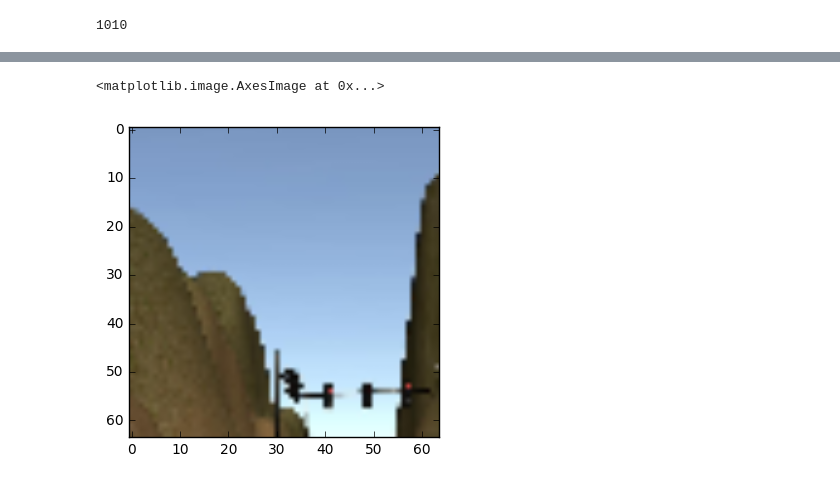
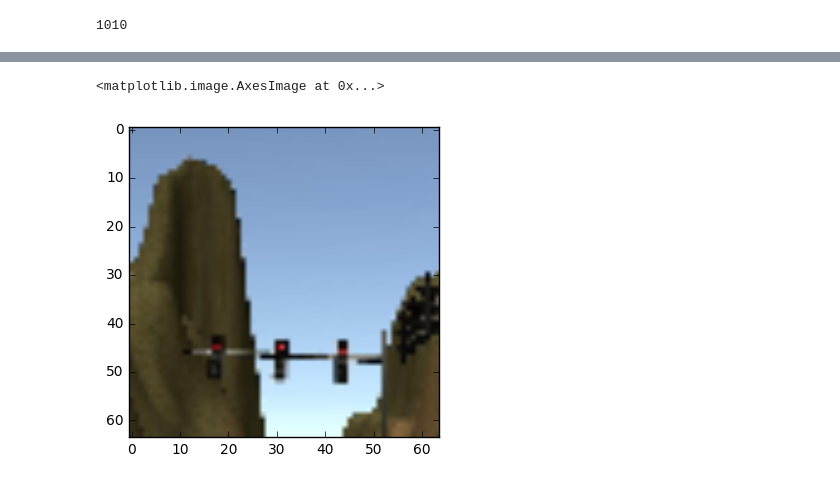
Before and after one commit to marlon-rodrigues/SDC-Capstone, a Jupyter notebook: notebooks/classifier.ipynb, the cells around one changed output, grey strips where cells are left out. Drawn from its saved outputs; the diff is of its cells as text; code cells hidden in the pictures.

```diff
--- a/notebooks/classifier.ipynb
+++ b/notebooks/classifier.ipynb
@@ -168,8 +169,8 @@ np.argmax(ret)
 # %%
-plt.imshow( x_train[3])
+plt.imshow( x_train[8])
 # %% [output]
 <matplotlib.image.AxesImage at 0x...>
-[figure, old version]
+[figure, new version]
 # %%
 del model
 
```
Also changed, not shown: parts of 9 cells of this notebook, 1 other file.
